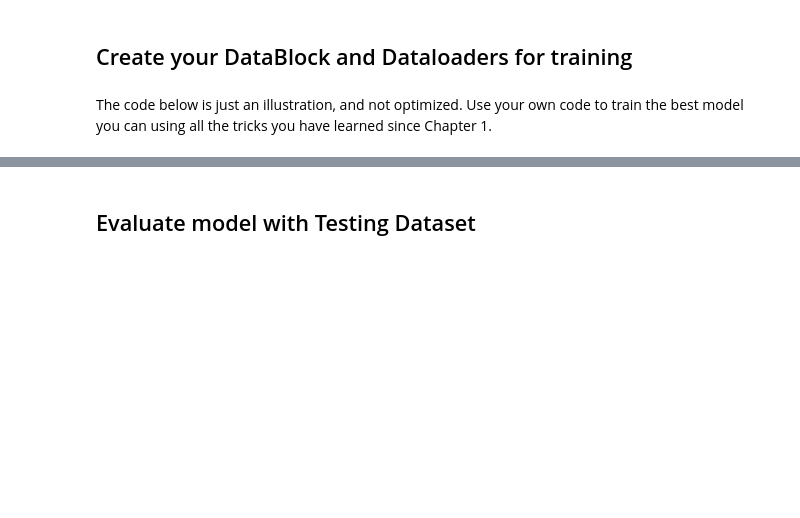
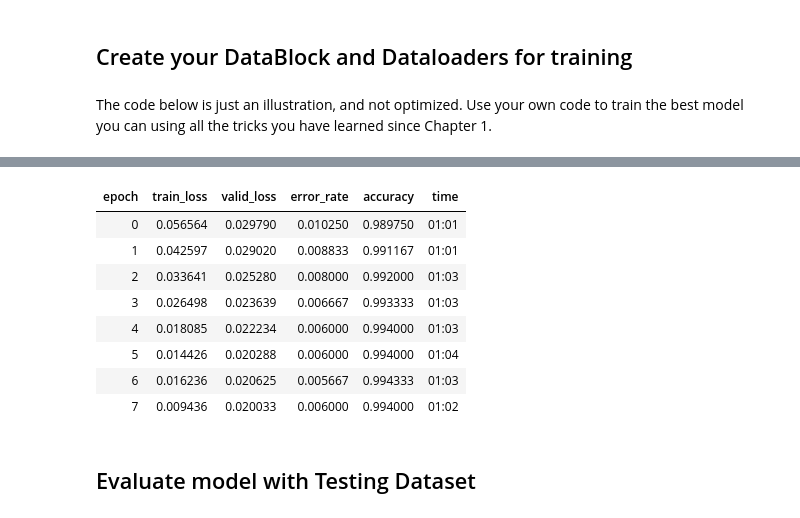
Before and after one commit to vtecftwy/fastbook, a Jupyter notebook: resources/dl201_pract_1.ipynb, the cells around one changed output, grey strips where cells are left out. Saved outputs shown, nothing was run; the diff lists cells and outputs as text; code cells hidden in the pictures; blank space fills up the shorter version.

```diff
--- a/resources/dl201_pract_1.ipynb
+++ b/resources/dl201_pract_1.ipynb
@@ -98,3 +104,16 @@ learn.fine_tune(base_lr=lr, epochs=1, freeze_epochs=1)
+# %%
+lr = 2e-5
+learn.fit_one_cycle(n_epoch=8, lr_max=lr)
+# %% [output]
+| epoch | train_loss | valid_loss | error_rate | accuracy | time |
+| 0 | 0.056564 | 0.029790 | 0.010250 | 0.989750 | 01:01 |
+| 1 | 0.042597 | 0.029020 | 0.008833 | 0.991167 | 01:01 |
+| 2 | 0.033641 | 0.025280 | 0.008000 | 0.992000 | 01:03 |
+| 3 | 0.026498 | 0.023639 | 0.006667 | 0.993333 | 01:03 |
+| 4 | 0.018085 | 0.022234 | 0.006000 | 0.994000 | 01:03 |
+| 5 | 0.014426 | 0.020288 | 0.006000 | 0.994000 | 01:04 |
+| 6 | 0.016236 | 0.020625 | 0.005667 | 0.994333 | 01:03 |
+| 7 | 0.009436 | 0.020033 | 0.006000 | 0.994000 | 01:02 |
 # %% [markdown]
 ## Evaluate model with Testing Dataset
 # %% [markdown]
```
Also changed, not shown: parts of 10 cells of this notebook.
